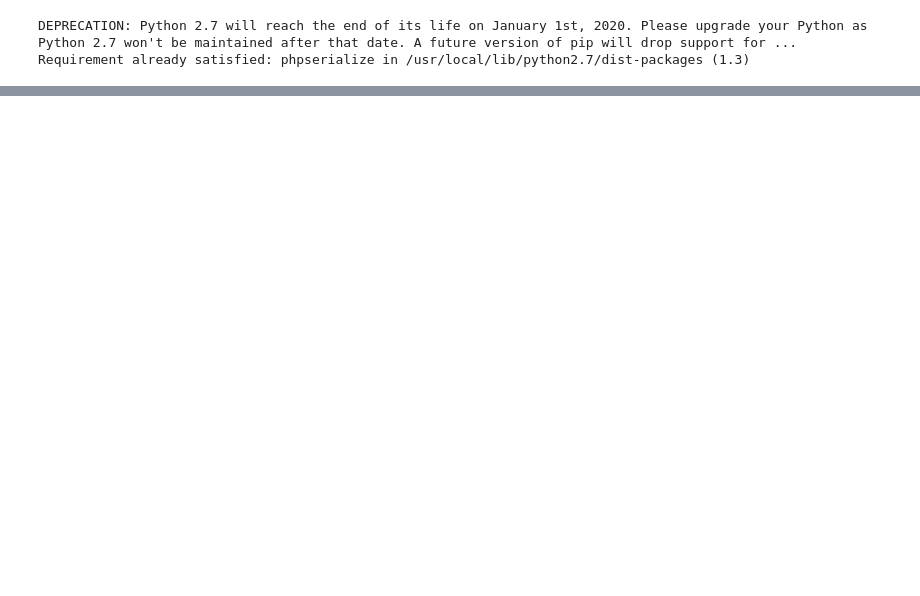
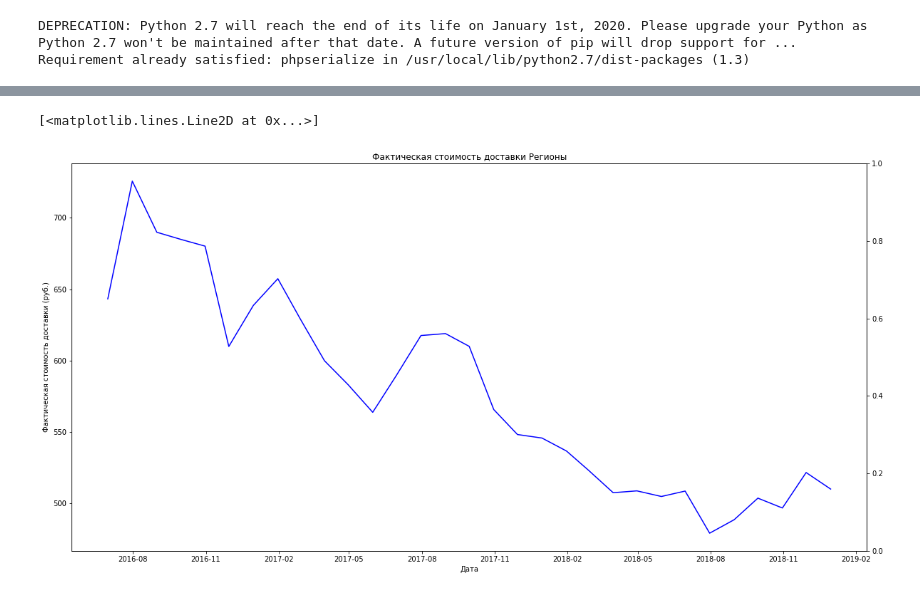
Before and after one commit to hantarex/Python, a Jupyter notebook: Plots/Diff_delivery.ipynb, the cells around one changed output, grey strips where cells are left out. Cells and saved outputs as stored; diff of their text form; code cells hidden in the pictures; blank space fills up the shorter version.

```diff
--- a/Plots/Diff_delivery.ipynb
+++ b/Plots/Diff_delivery.ipynb
@@ -139,0 +188,10 @@ ax1.legend(loc=2)
+# %%
+fig, ax1 = plt.subplots(figsize=(20,10))
+plt.title(u"Фактическая стоимость доставки Регионы")
+ax2 = ax1.twinx()
+ax1.set_xlabel(u"Дата")
+ax1.set_ylabel(u"Фактическая стоимость доставки (руб.)")
+ax1.plot(result['fact_delivery'],"-b")
+# %% [output]
+[<matplotlib.lines.Line2D at 0x...>]
+[figure, added]
```
Also changed, not shown: parts of 15 cells of this notebook.
